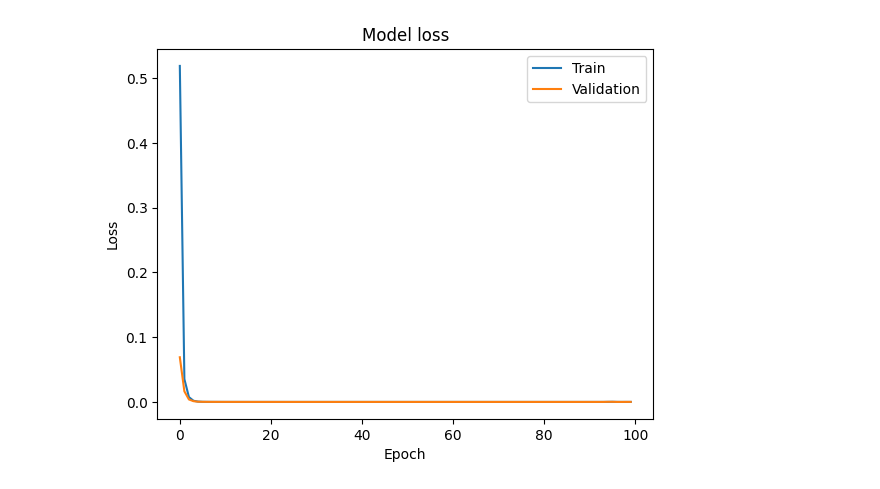
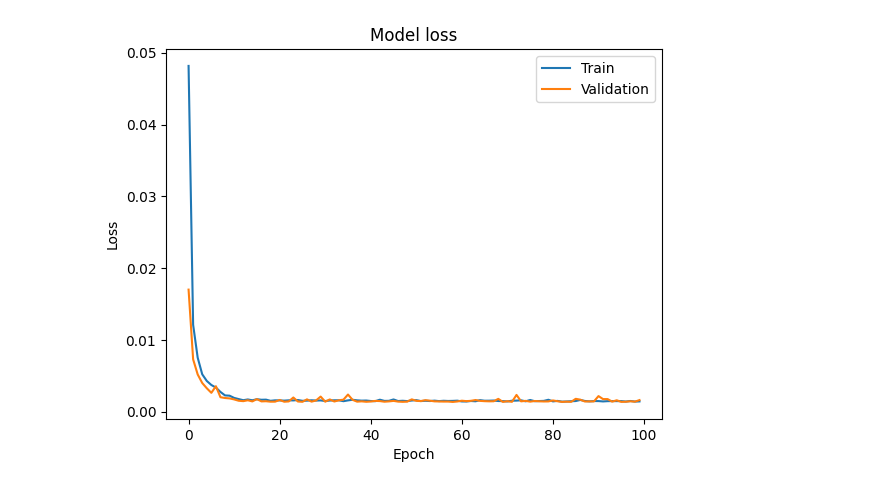
Before and after one commit to danielDiezURV/A1_Back_Propagation, a Jupyter notebook: TF_BP-A1-synthetic-Test.ipynb, the cells around one changed output. Saved outputs shown, nothing was run; the diff lists cells and outputs as text; code cells hidden in the pictures.

```diff
--- a/TF_BP-A1-synthetic-Test.ipynb
+++ b/TF_BP-A1-synthetic-Test.ipynb
@@ -10,28 +10,28 @@ from sklearn.model_selection import train_test_split
 
 #Load the dataset
 synthetic_dataset = pd.read_csv("A1-synthetic.txt", sep='\t', header=0)
-x = synthetic_dataset.drop(columns=['#v1', 'v2', 'v3', 'v4', 'v5', 'v6', 'v7', 'v8', 'v9'])
+x = synthetic_dataset[['#v1', 'v2', 'v3', 'v4', 'v5', 'v6', 'v7', 'v8', 'v9']]
 y = synthetic_dataset[['z']]
 #Scale the data
-scaler = StandardScaler()
-x = scaler.fit_transform(x)
-y = scaler.fit_transform(y)
+scaler = MinMaxScaler()
+x_scaled = scaler.fit_transform(x)
+y_scaled = scaler.fit_transform(y)
 
 #Split the data
-x_train, x_test, y_train, y_test = train_test_split(x, y, test_size=0.2, shuffle=True)
+x_train, x_test, y_train, y_test = train_test_split(x_scaled, y_scaled, test_size=0.2, shuffle=True)
 # %%
 # Part 2: Implementation of NN
-import tensorflow as tf
+from tensorflow import keras as keras
 from matplotlib import pyplot as plt
 
 
-model = tf.keras.models.Sequential([
-    tf.keras.layers.Dense(3, activation='relu'),
-    tf.keras.layers.Dense(9, activation='relu'),
-    tf.keras.layers.Dense(5, activation='relu'),
-    tf.keras.layers.Dense(1)
+model = keras.models.Sequential([
+    keras.layers.Dense(3),
+    keras.layers.Dense(9, activation='relu'),
+    keras.layers.Dense(5, activation='relu'),
+    keras.layers.Dense(1)
 ])
-optimizer = tf.keras.optimizers.Adam(learning_rate=0.01, ema_momentum=0.001)
+optimizer = keras.optimizers.SGD(learning_rate=0.15, momentum=0.6)
 model.compile(optimizer=optimizer, loss='mse', metrics=['mae'])
 
 history = model.fit(x_train, y_train, epochs=100, validation_data=(x_test, y_test))
@@ -66,4 +66,4 @@ Epoch 100/100
-[figure, old version]
+[figure, new version]
 # %%
 from sklearn.metrics import *
 from matplotlib import pyplot as plt
```
Also changed, not shown: parts of 2 cells of this notebook, 5 other files.
